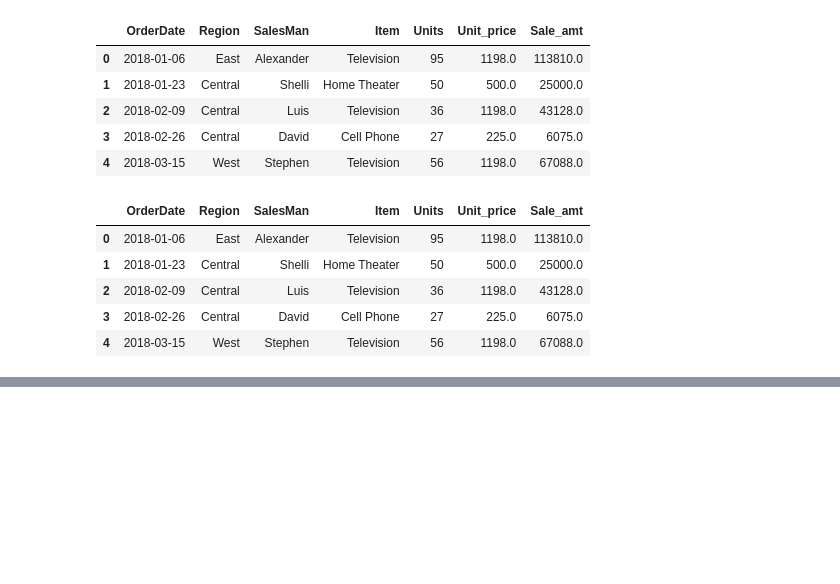
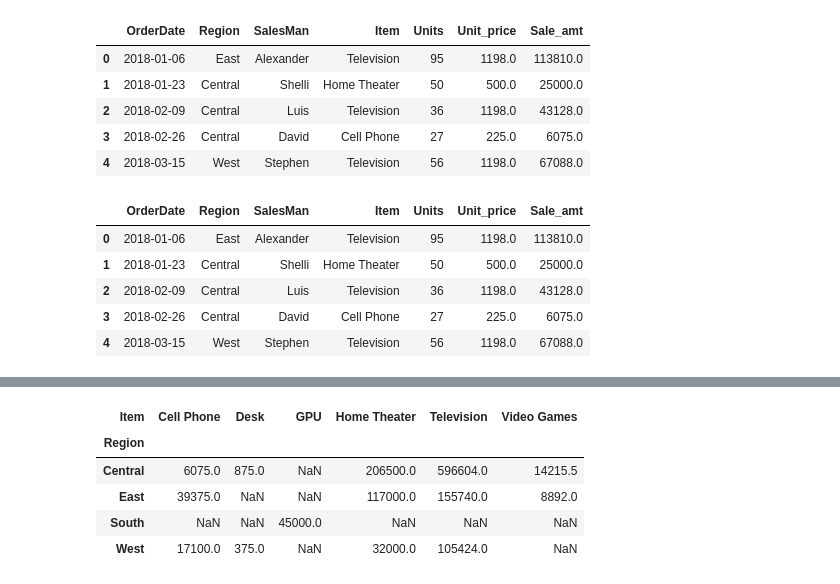
Before and after one commit to KaziRifatMorshed/LearningDataScience, a Jupyter notebook: DataExplorationWithPandas/ExploreSalesData.ipynb, the cells around one changed output, grey strips where cells are left out. Saved outputs shown, nothing was run; the diff lists cells and outputs as text; code cells hidden in the pictures; blank space fills up the shorter version.

```diff
--- a/DataExplorationWithPandas/ExploreSalesData.ipynb
+++ b/DataExplorationWithPandas/ExploreSalesData.ipynb
@@ -227,0 +306,9 @@ df.head()
+# %%
+df.pivot_table(values='Sale_amt', index='Region', columns='Item', aggfunc='sum')
+# %% [output]
+| Item | Cell Phone | Desk | GPU | Home Theater | Television | Video Games |
+| Region |  |  |  |  |  |  |
+| Central | 6075.0 | 875.0 | NaN | 206500.0 | 596604.0 | 14215.5 |
+| East | 39375.0 | NaN | NaN | 117000.0 | 155740.0 | 8892.0 |
+| South | NaN | NaN | 45000.0 | NaN | NaN | NaN |
+| West | 17100.0 | 375.0 | NaN | 32000.0 | 105424.0 | NaN |
```
Also changed, not shown: parts of 11 cells of this notebook.
